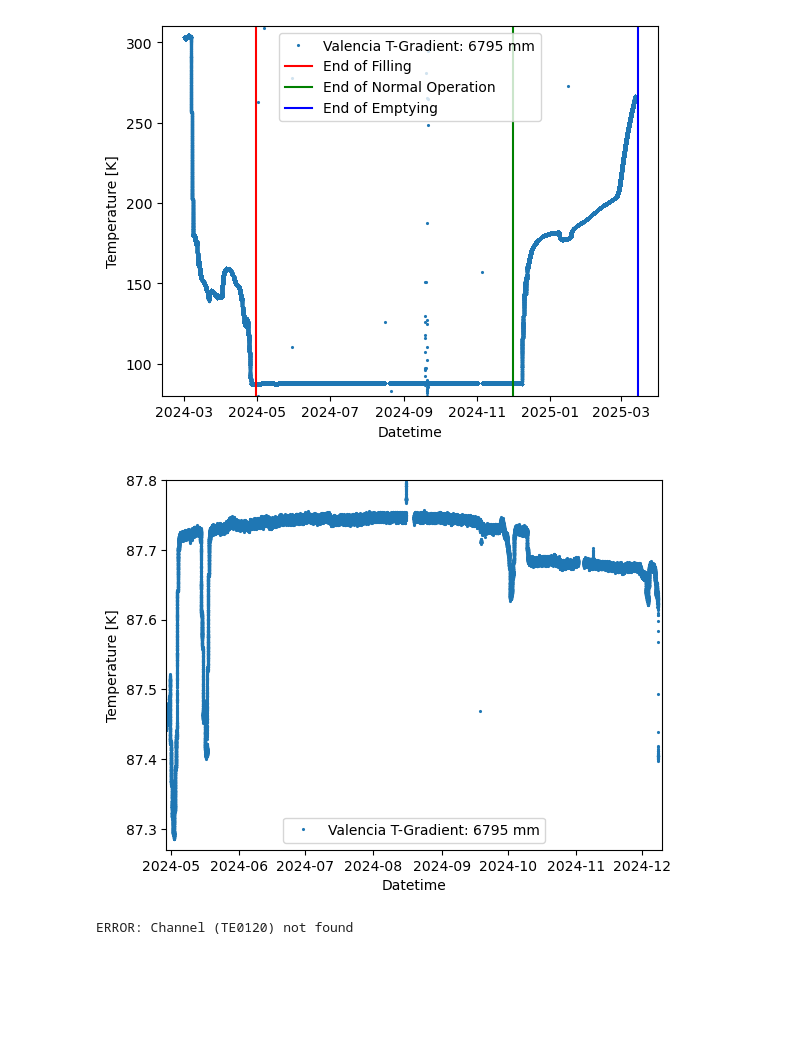
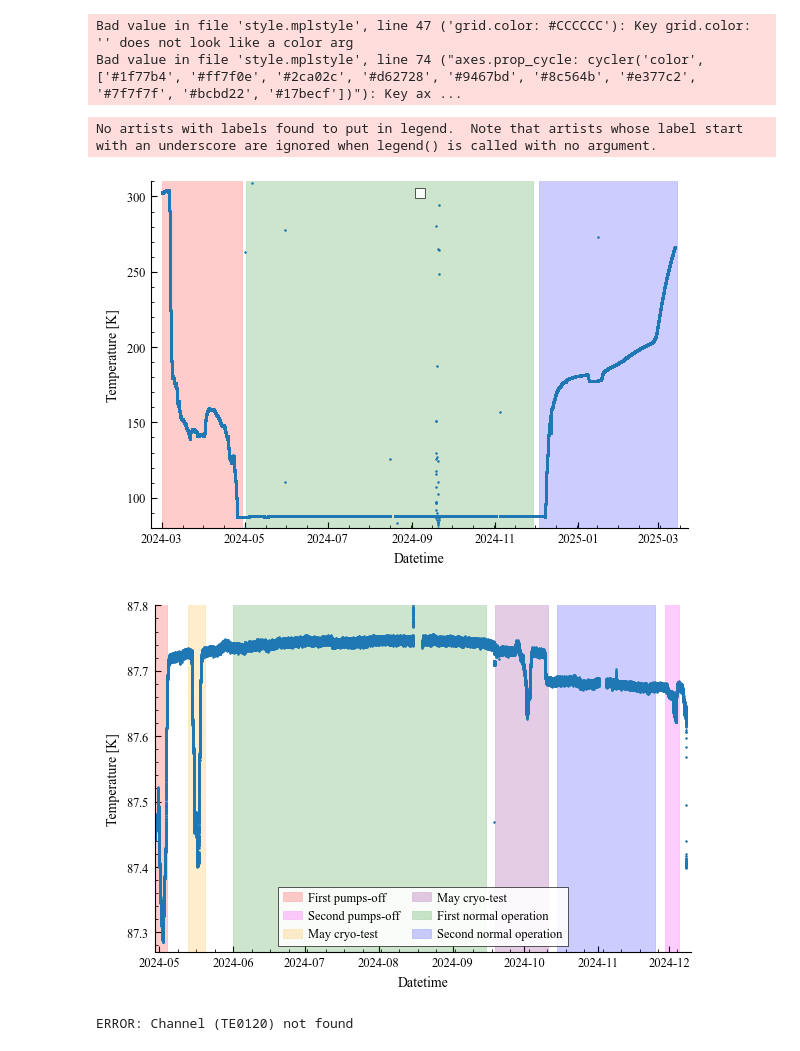
Before and after one commit to jcapo96/rtd, a Jupyter notebook: pdhd/ana/np04_operation.ipynb, the cells around one changed output. Cells and saved outputs as stored; diff of their text form; code cells hidden in the pictures; blank space fills up the shorter version.

```diff
--- a/pdhd/ana/np04_operation.ipynb
+++ b/pdhd/ana/np04_operation.ipynb
@@ -8,30 +8,44 @@ from tqdm import tqdm
 import pickle
 import warnings
 warnings.filterwarnings("ignore", category=FutureWarning)
+import ROOT
+plt.style.use("style.mplstyle")
+# %% [output]
+Bad value in file 'style.mplstyle', line 47 ('grid.color: #CCCCCC'): Key grid.color: '' does not look like a color arg
+Bad value in file 'style.mplstyle', line 74 ("axes.prop_cycle: cycler('color', ['#1f77b4', '#ff7f0e', '#2ca02c', '#d62728', '#9467bd', '#8c564b', '#e377c2', '#7f7f7f', '#bcbd22', '#17becf'])"): Key ax ...
 # %%
 dataset = baseClasses.Data()
 # %%
 fig, axes = plt.subplots(1,1)
-axes.plot(dataset.data.index.values, dataset.data["TE0006"].values, ".", markersize=2.5, label="Valencia T-Gradient: 6795 mm")
-axes.axvline(datetime.datetime(2024, 4, 30), color="red", label="End of Filling")
-axes.axvline(datetime.datetime(2024, 12, 1), color="green", label="End of Normal Operation")
-axes.axvline(datetime.datetime(2025, 3, 15), color="blue", label="End of Emptying")
+axes.plot(dataset.data.index.values, dataset.data["TE0006"].values, ".", markersize=2.5)
+# axes.axvline(datetime.datetime(2024, 4, 30), color="red", label="End of Filling")
+axes.fill_betweenx(axes.get_ylim(), datetime.datetime(2024, 3, 1), datetime.datetime(2024, 4, 29), color="red", alpha=0.2)
+axes.fill_betweenx(axes.get_ylim(), datetime.datetime(2024, 5, 2), datetime.datetime(2024, 11, 29), color="green", alpha=0.2)
+axes.fill_betweenx(axes.get_ylim(), datetime.datetime(2024, 12, 3), datetime.datetime(2025, 3, 15), color="blue", alpha=0.2)
 axes.set_ylim(80, 310)
 axes.set_xlabel("Datetime")
 axes.set_ylabel("Temperature [K]")
 axes.legend(loc="upper center");
 # %% [output]
+No artists with labels found to put in legend.  Note that artists whose label start with an underscore are ignored when legend() is called with no argument.
-[figure, old version]
+[figure, new version]
 # %%
 fig, axes = plt.subplots(1,1)
-axes.plot(dataset.data.index.values, dataset.data["TE0006"].values, ".", markersize=2.5, label="Valencia T-Gradient: 6795 mm")
+axes.plot(dataset.data.index.values, dataset.data["TE0006"].values, ".", markersize=2.5)
+axes.fill_betweenx(axes.get_ylim(), datetime.datetime(2024, 4, 29), datetime.datetime(2024, 5, 4), color="red", alpha=0.2, label="First pumps-off")
+axes.fill_betweenx(axes.get_ylim(), datetime.datetime(2024, 11, 29), datetime.datetime(2024, 12, 5), color="magenta", alpha=0.2, label="Second pumps-off")
+axes.fill_betweenx(axes.get_ylim(), datetime.datetime(2024, 5, 13), datetime.datetime(2024, 5, 20), color="orange", alpha=0.2, label="May cryo-test")
+axes.fill_betweenx(axes.get_ylim(), datetime.datetime(2024, 9, 19), datetime.datetime(2024, 10, 11), color="purple", alpha=0.2, label="May cryo-test")
+axes.fill_betweenx(axes.get_ylim(), datetime.datetime(2024, 6, 1), datetime.datetime(2024, 9, 15), color="green", alpha=0.2, label="First normal operation")
+axes.fill_betweenx(axes.get_ylim(), datetime.datetime(2024, 10, 15), datetime.datetime(2024, 11, 25), color="blue", alpha=0.2, label="Second normal operation")
 axes.set_xlim(datetime.datetime(2024, 4, 29), datetime.datetime(2024, 12, 10))
 axes.set_ylim(87.27, 87.8)
 axes.set_xlabel("Datetime")
 axes.set_ylabel("Temperature [K]")
-axes.legend(loc="lower center");
+axes.legend(loc="lower center", ncol=2);
+fig.savefig("/Users/jcapo/cernbox/DUNE-IFIC/Publications/NP04_TMS/OPERATION/np04_operation.png", dpi=300, format="png")
 # %% [output]
-[figure, old version]
+[figure, new version]
 # %%
 mask = (
     ((dataset.data.index > datetime.datetime(2024, 1, 30)) & (dataset.data.index < datetime.datetime(2024, 5, 15))) |
```
Also changed, not shown: 24 other files.
